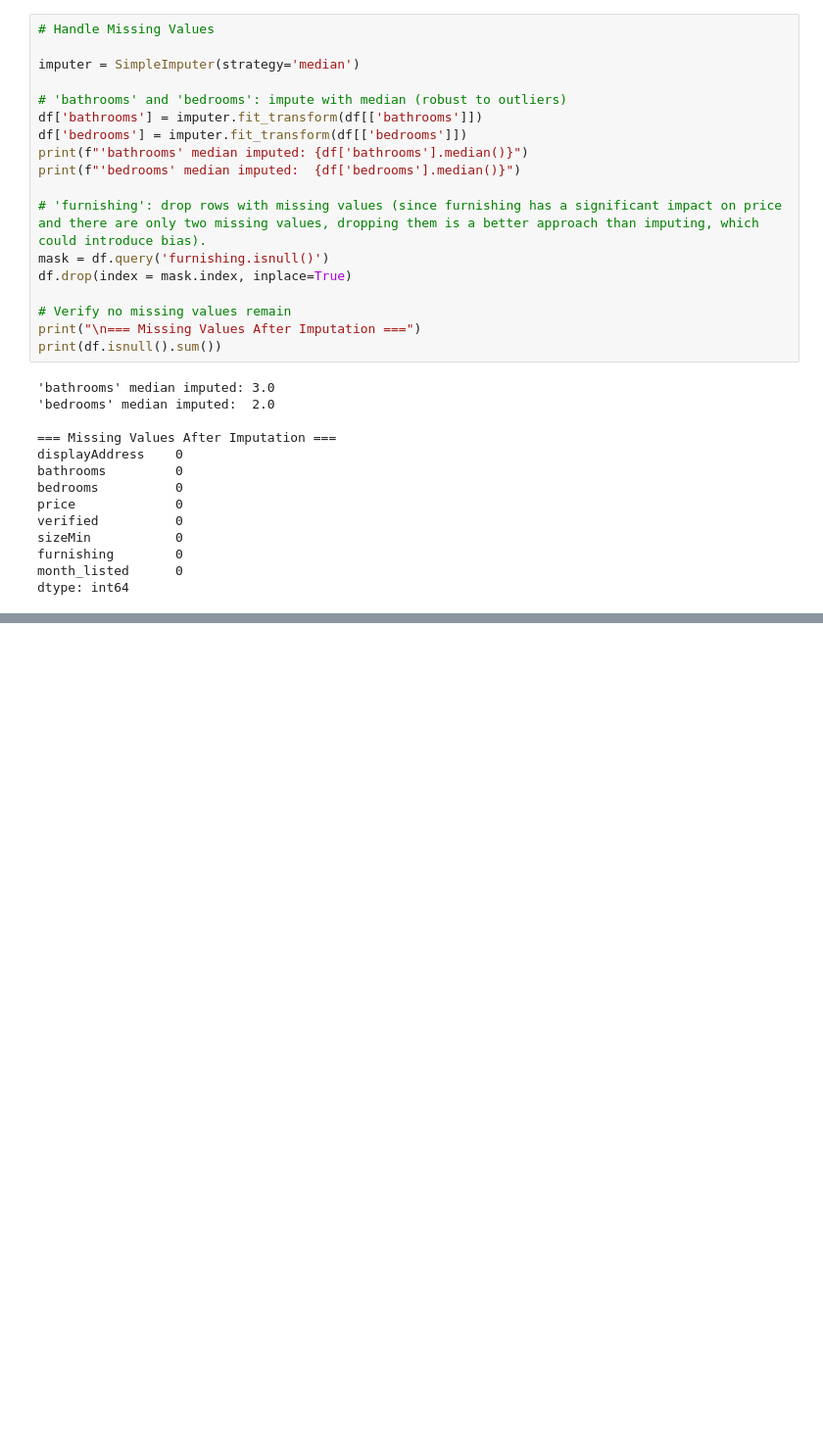
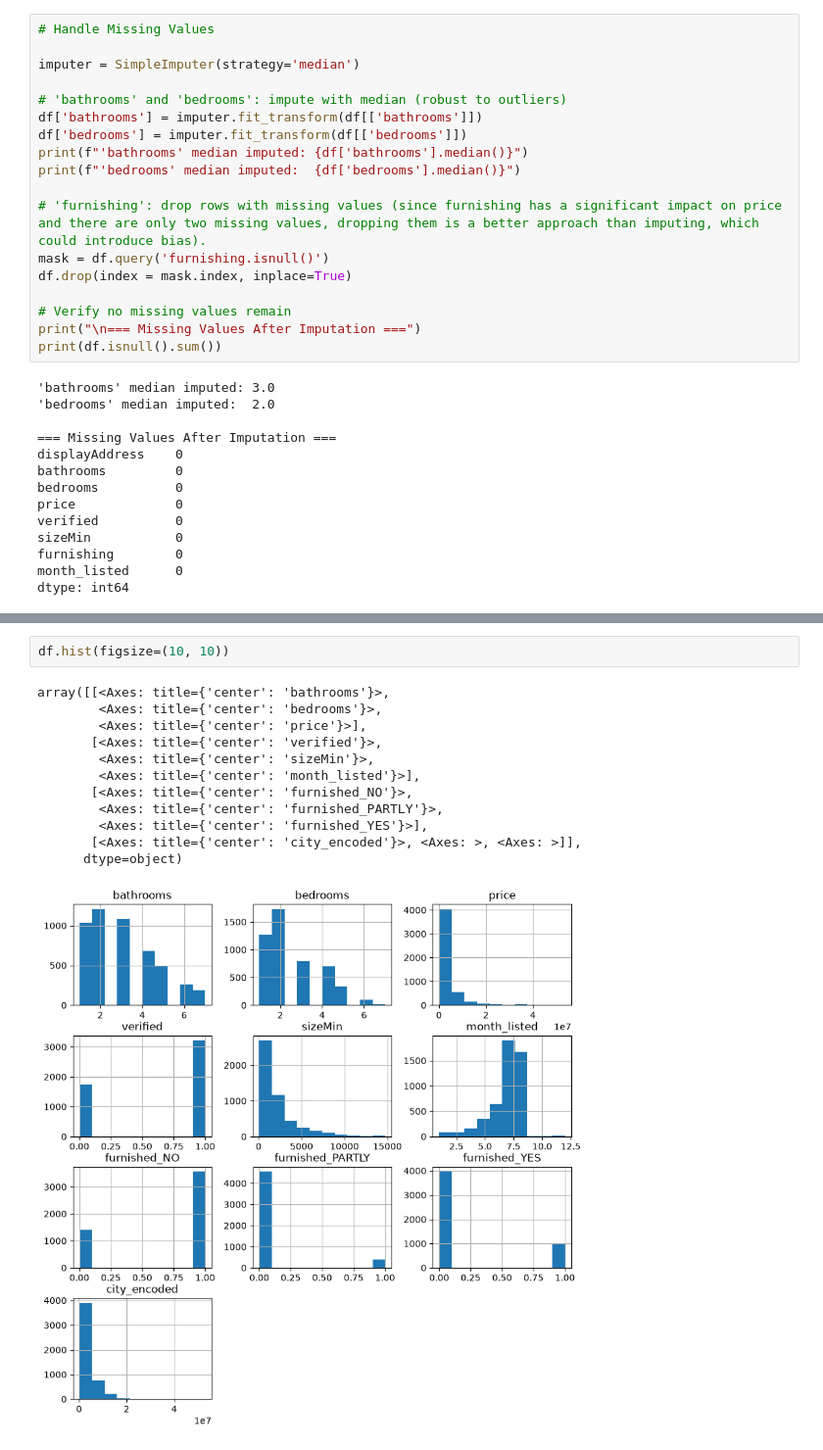
Before and after one commit to Jan-Hrusa/CSCI323_Project, a Jupyter notebook: CSCI323_PROJECT.ipynb, the cells around one changed output, grey strips where cells are left out. Shown at 98% size. Drawn from its saved outputs; the diff is of its cells as text; blank space fills up the shorter version.

```diff
--- a/CSCI323_PROJECT.ipynb
+++ b/CSCI323_PROJECT.ipynb
@@ -367,3 +397,18 @@ Shape after outlier removal: (4209, 10)
+# %%
+df.hist(figsize=(10, 10))
+# %% [output]
+array([[<Axes: title={'center': 'bathrooms'}>,
+        <Axes: title={'center': 'bedrooms'}>,
+        <Axes: title={'center': 'price'}>],
+       [<Axes: title={'center': 'verified'}>,
+        <Axes: title={'center': 'sizeMin'}>,
+        <Axes: title={'center': 'month_listed'}>],
+       [<Axes: title={'center': 'furnished_NO'}>,
+        <Axes: title={'center': 'furnished_PARTLY'}>,
+        <Axes: title={'center': 'furnished_YES'}>],
+       [<Axes: title={'center': 'city_encoded'}>, <Axes: >, <Axes: >]],
+      dtype=object)
+[figure, added]
 # %%
 # Feature Scaling & Final Export
 
```
Also changed, not shown: parts of 7 cells of this notebook.
